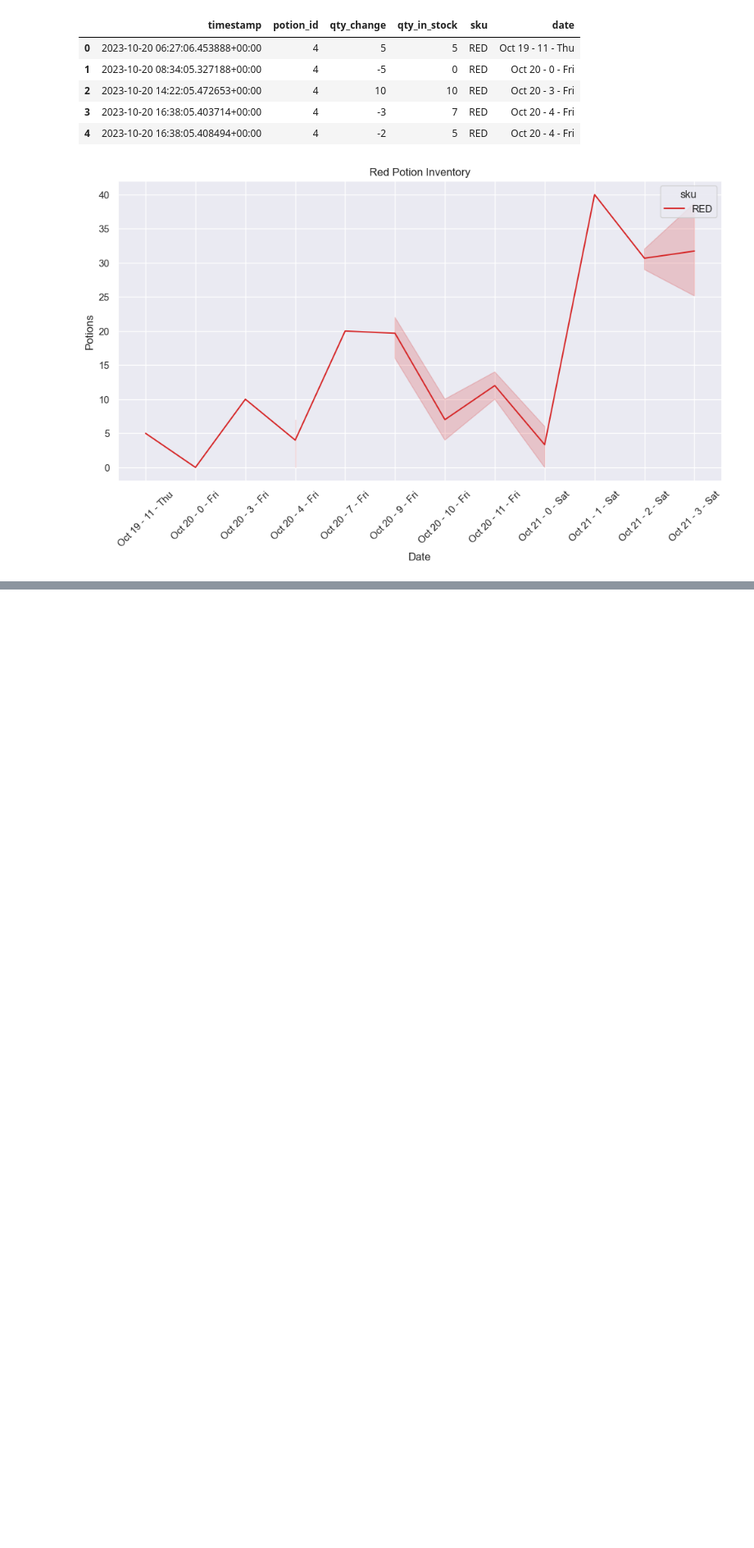
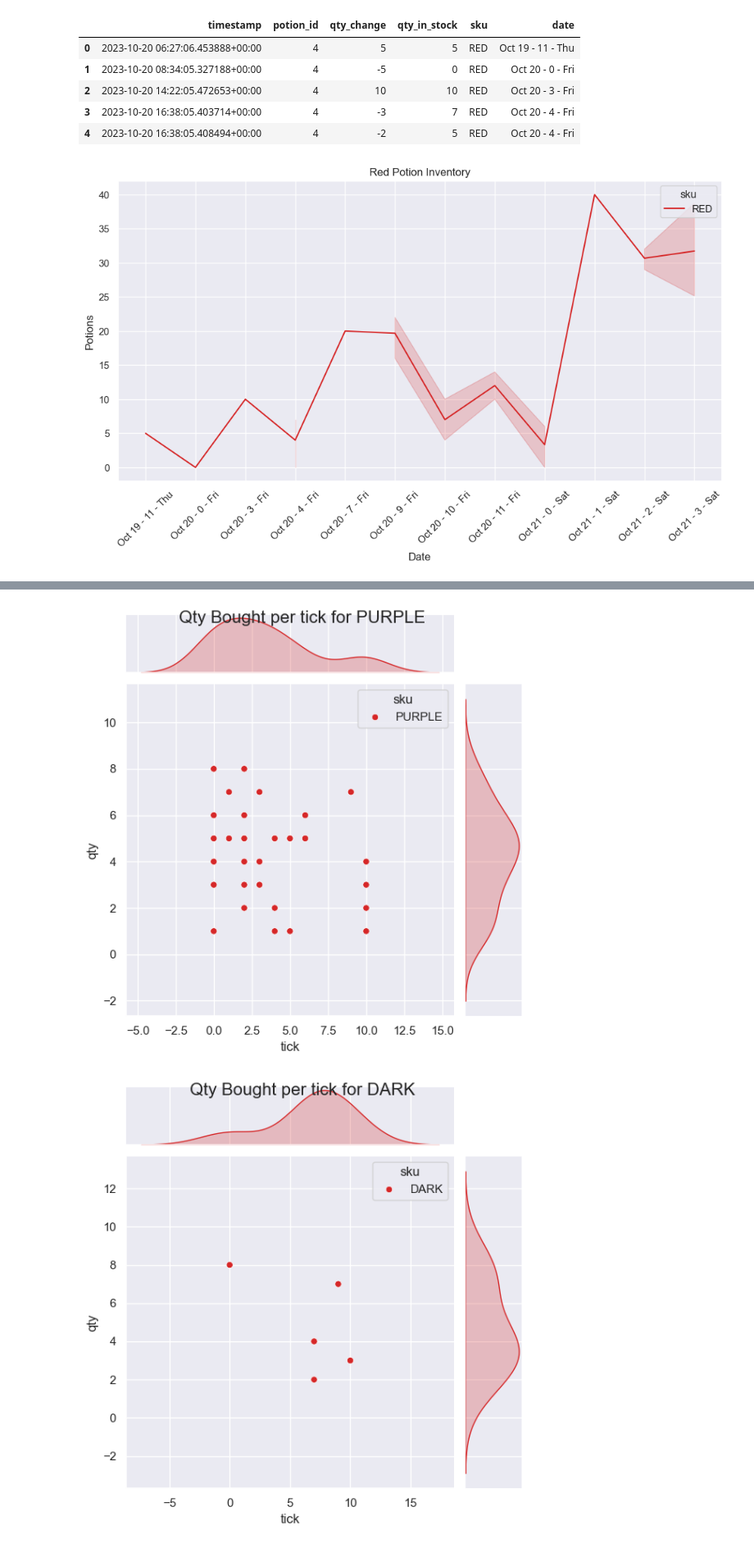
Before and after one commit to StarDylan/StellarElixirs, a Jupyter notebook: theory/customers.ipynb, the cells around one changed output, grey strips where cells are left out. Shown at 82% size. Drawn from its saved outputs; the diff is of its cells as text; code cells hidden in the pictures; blank space fills up the shorter version.

```diff
--- a/theory/customers.ipynb
+++ b/theory/customers.ipynb
@@ -77,0 +58,12 @@ NameError: name 'df_current_values' is not defined
+# %%
+df2 = pd.read_sql(sqlalchemy.text("""
+SELECT
+  sku,
+  quantity AS qty,
+  (TO_CHAR(created_at AT TIME ZONE 'America/Los_Angeles',
+          'HH24')::integer - 1) / 2 AS tick
+FROM cart_contents
+JOIN potion_types ON potion_types.id = cart_contents.potion_id
+"""), engine)
+
+df.head()
@@ -77,0 +77,7 @@ NameError: name 'df_current_values' is not defined
+# %%
+for x in df2["sku"].unique():
+    p = sns.jointplot(data=df2[df2["sku"] == x], x='tick', y='qty', hue='sku', palette=['tab:red'])
+    p.fig.suptitle(f'Qty Bought per tick for {x}', fontsize=16)
+# %% [output]
+[figure, added]
+[figure, added]
```
Also changed, not shown: parts of 5 cells of this notebook, 1 other file.
